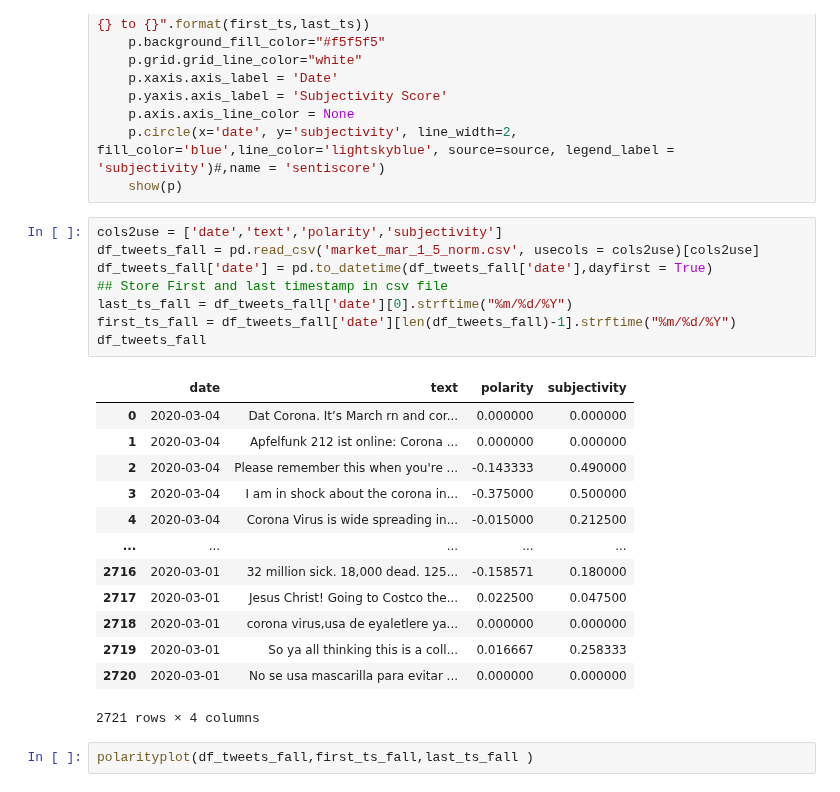
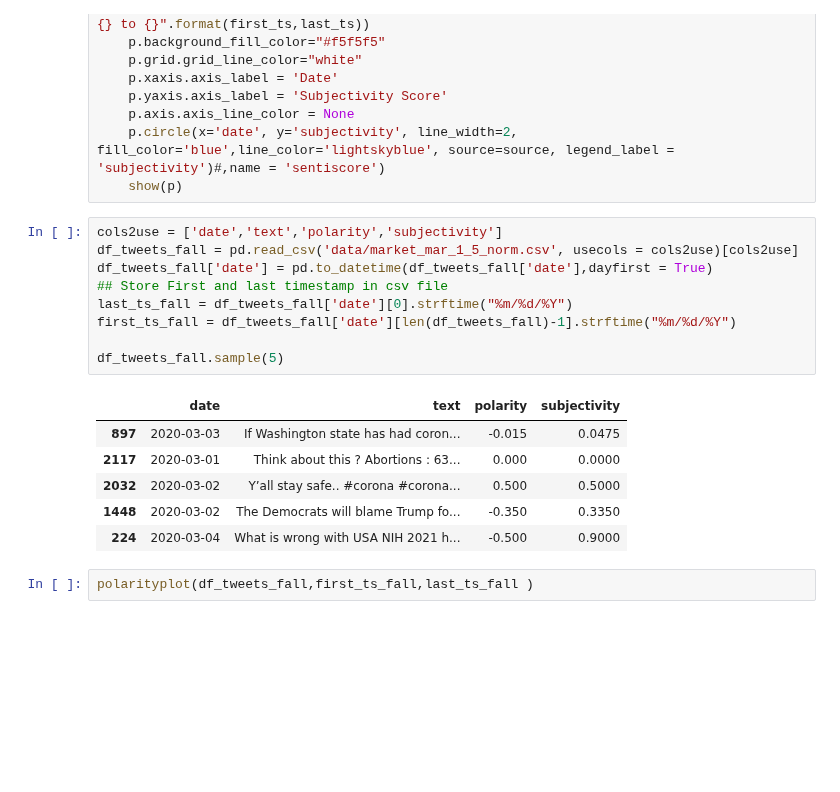
Before and after one commit to mahalakshmi-sabanayagam/COVID19_twitter_equity_analysis, a Jupyter notebook: DJI_StockAnalysis.ipynb, the cells around one changed output. Drawn from its saved outputs; the diff is of its cells as text; blank space fills up the shorter version.

```diff
--- a/DJI_StockAnalysis.ipynb
+++ b/DJI_StockAnalysis.ipynb
@@ -103,26 +95,20 @@ def subjectivityplot(df,first_ts,last_ts):
     show(p)
 # %%
 cols2use = ['date','text','polarity','subjectivity']
-df_tweets_fall = pd.read_csv('market_mar_1_5_norm.csv', usecols = cols2use)[cols2use]
+df_tweets_fall = pd.read_csv('data/market_mar_1_5_norm.csv', usecols = cols2use)[cols2use]
 df_tweets_fall['date'] = pd.to_datetime(df_tweets_fall['date'],dayfirst = True)
 ## Store First and last timestamp in csv file
 last_ts_fall = df_tweets_fall['date'][0].strftime("%m/%d/%Y")
 first_ts_fall = df_tweets_fall['date'][len(df_tweets_fall)-1].strftime("%m/%d/%Y")
-df_tweets_fall
+
+df_tweets_fall.sample(5)
 # %% [output]
 |  | date | text | polarity | subjectivity |
-| 0 | 2020-03-04 | Dat Corona. It’s March rn and cor... | 0.000000 | 0.000000 |
-| 1 | 2020-03-04 | Apfelfunk 212 ist online: Corona ... | 0.000000 | 0.000000 |
-| 2 | 2020-03-04 | Please remember this when you're ... | -0.143333 | 0.490000 |
-| 3 | 2020-03-04 | I am in shock about the corona in... | -0.375000 | 0.500000 |
-| 4 | 2020-03-04 | Corona Virus is wide spreading in... | -0.015000 | 0.212500 |
-| ... | ... | ... | ... | ... |
-| 2716 | 2020-03-01 | 32 million sick. 18,000 dead. 125... | -0.158571 | 0.180000 |
-| 2717 | 2020-03-01 | Jesus Christ! Going to Costco the... | 0.022500 | 0.047500 |
-| 2718 | 2020-03-01 | corona virus,usa de eyaletlere ya... | 0.000000 | 0.000000 |
-| 2719 | 2020-03-01 | So ya all thinking this is a coll... | 0.016667 | 0.258333 |
-| 2720 | 2020-03-01 | No se usa mascarilla para evitar ... | 0.000000 | 0.000000 |
+| 897 | 2020-03-03 | If Washington state has had coron... | -0.015 | 0.0475 |
+| 2117 | 2020-03-01 | Think about this ? Abortions : 63... | 0.000 | 0.0000 |
+| 2032 | 2020-03-02 | Y’all stay safe.. #corona #corona... | 0.500 | 0.5000 |
+| 1448 | 2020-03-02 | The Democrats will blame Trump fo... | -0.350 | 0.3350 |
+| 224 | 2020-03-04 | What is wrong with USA NIH 2021 h... | -0.500 | 0.9000 |
-2721 rows × 4 columns
 # %%
 polarityplot(df_tweets_fall,first_ts_fall,last_ts_fall )
 # %% [output]
```
Also changed, not shown: parts of 7 cells of this notebook, 2 other files.
